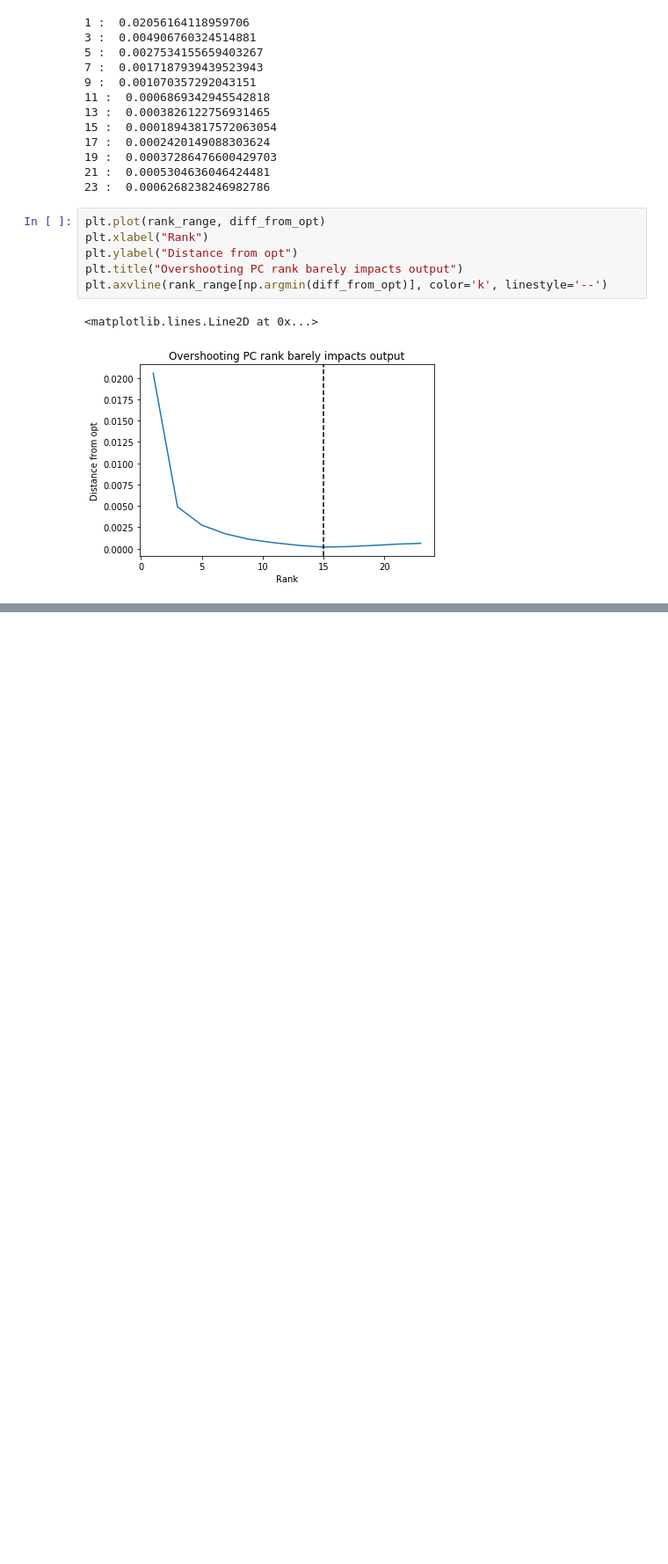
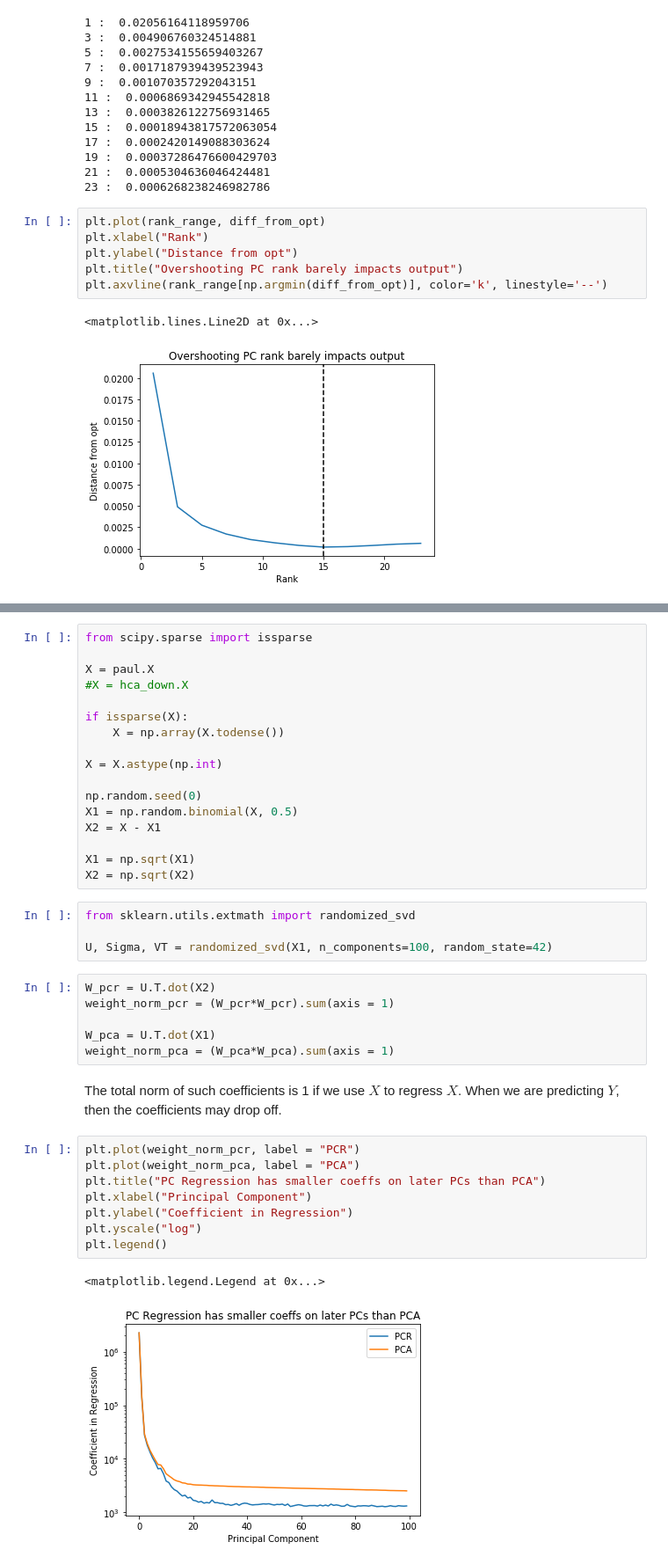
Before and after one commit to czbiohub-sf/molecular-cross-validation, a Jupyter notebook: src/noise2self_sc/PCA Demo.ipynb, the cells around one changed output, grey strips where cells are left out. Shown at 88% size. Drawn from its saved outputs; the diff is of its cells as text; blank space fills up the shorter version.

```diff
--- a/src/noise2self_sc/PCA Demo.ipynb
+++ b/src/noise2self_sc/PCA Demo.ipynb
@@ -166,0 +182,41 @@ plt.axvline(rank_range[np.argmin(diff_from_opt)], color='k', linestyle='--')
+# %%
+from scipy.sparse import issparse
+
+X = paul.X
+#X = hca_down.X
+
+if issparse(X):
+    X = np.array(X.todense())
+
+X = X.astype(np.int)
+
+np.random.seed(0)
+X1 = np.random.binomial(X, 0.5)
+X2 = X - X1
+
+X1 = np.sqrt(X1)
+X2 = np.sqrt(X2)
+# %%
+from sklearn.utils.extmath import randomized_svd
+
+U, Sigma, VT = randomized_svd(X1, n_components=100, random_state=42)
+# %%
+W_pcr = U.T.dot(X2)
+weight_norm_pcr = (W_pcr*W_pcr).sum(axis = 1)
+
+W_pca = U.T.dot(X1)
+weight_norm_pca = (W_pca*W_pca).sum(axis = 1)
+# %% [markdown]
+The total norm of such coefficients is 1 if we use $X$ to regress $X$. When we are predicting $Y$, then the
+coefficients may drop off.
+# %%
+plt.plot(weight_norm_pcr, label = "PCR")
+plt.plot(weight_norm_pca, label = "PCA")
+plt.title("PC Regression has smaller coeffs on later PCs than PCA")
+plt.xlabel("Principal Component")
+plt.ylabel("Coefficient in Regression")
+plt.yscale("log")
+plt.legend()
+# %% [output]
+<matplotlib.legend.Legend at 0x...>
+[figure, added]
```
Also changed, not shown: parts of 2 cells of this notebook.
